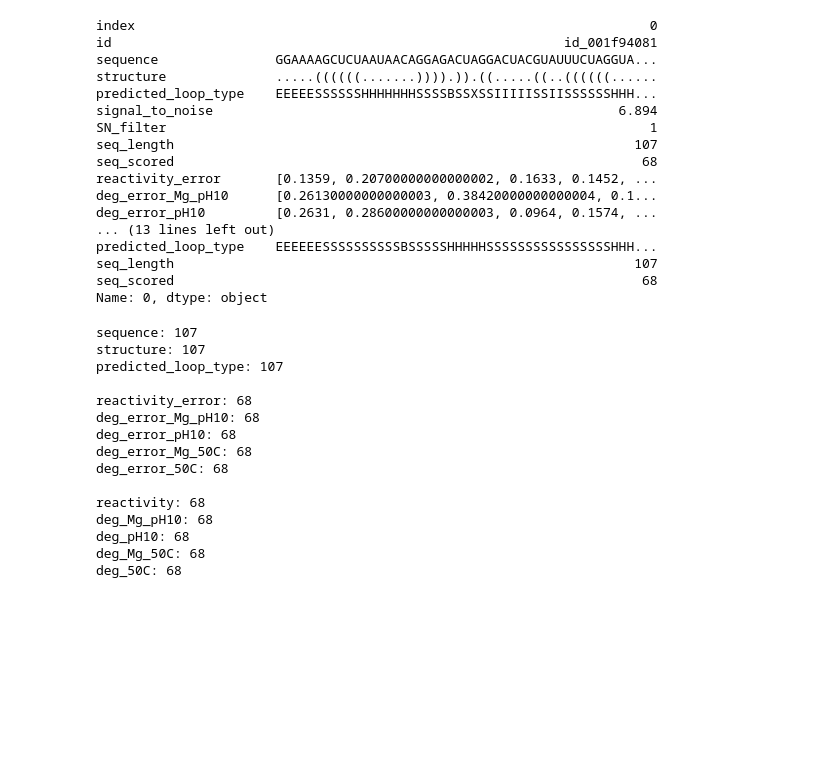
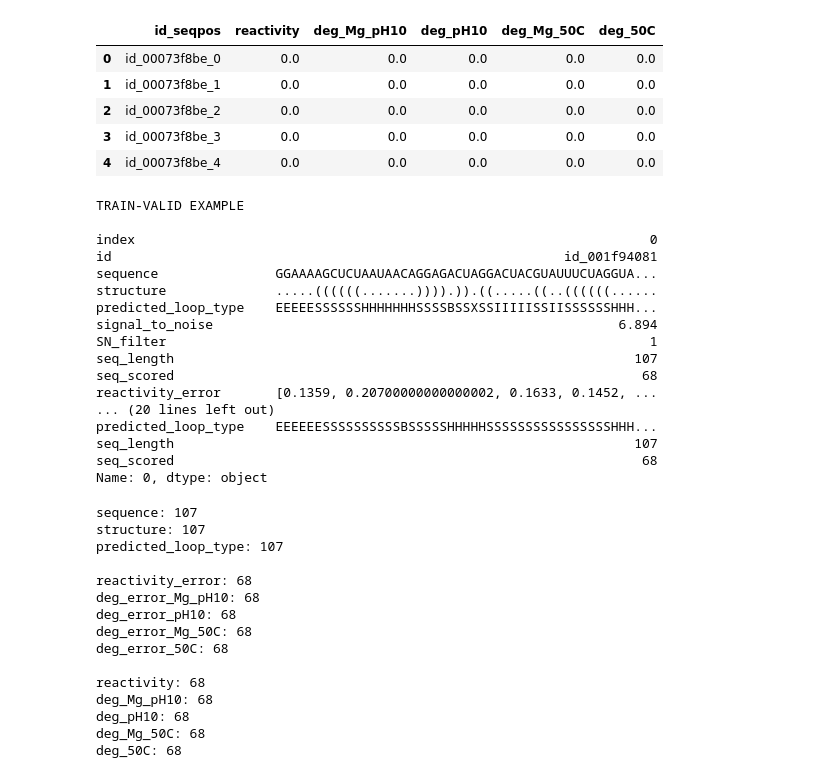
Before and after one commit to JanKapala/OpenVaccine-COVID-19-mRNA-Vaccine-Degradation-Prediction, a Jupyter notebook: Covid.ipynb, the cells around one changed output. Cells and saved outputs as stored; diff of their text form; code cells hidden in the pictures; blank space fills up the shorter version.

```diff
--- a/Covid.ipynb
+++ b/Covid.ipynb
@@ -17,12 +51,27 @@ raw_test_ds = pd.read_json('./test.json', lines=True)
+# %%
+sample_submission.head()
+# %% [output]
+|  | id_seqpos | reactivity | deg_Mg_pH10 | deg_pH10 | deg_Mg_50C | deg_50C |
+| 0 | id_00073f8be_0 | 0.0 | 0.0 | 0.0 | 0.0 | 0.0 |
+| 1 | id_00073f8be_1 | 0.0 | 0.0 | 0.0 | 0.0 | 0.0 |
+| 2 | id_00073f8be_2 | 0.0 | 0.0 | 0.0 | 0.0 | 0.0 |
+| 3 | id_00073f8be_3 | 0.0 | 0.0 | 0.0 | 0.0 | 0.0 |
+| 4 | id_00073f8be_4 | 0.0 | 0.0 | 0.0 | 0.0 | 0.0 |
 # %%
-train_example = raw_train_ds.iloc[0,:]
-print(train_example)
+train_valid_example = raw_train_valid_ds.iloc[0,:]
+print("TRAIN-VALID EXAMPLE")
+print()
+print(train_valid_example)
 
-print()
+print('\n\n\n')
 
 test_example = raw_test_ds.iloc[0,:]
+print("TEST EXAMPLE")
+print()
 print(test_example)
 # %% [output]
+TRAIN-VALID EXAMPLE
+
 index                                                                  0
 id                                                          id_001f94081
 sequence               GGAAAAGCUCUAAUAACAGGAGACUAGGACUACGUAUUUCUAGGUA...
@@ -33,9 +82,7 @@ SN_filter                                                              1
 seq_length                                                           107
 seq_scored                                                            68
 reactivity_error       [0.1359, 0.20700000000000002, 0.1633, 0.1452, ...
-deg_error_Mg_pH10      [0.26130000000000003, 0.38420000000000004, 0.1...
-deg_error_pH10         [0.2631, 0.28600000000000003, 0.0964, 0.1574, ...
-... (13 lines left out)
+... (20 lines left out)
 predicted_loop_type    EEEEEESSSSSSSSSSBSSSSSHHHHHSSSSSSSSSSSSSSSSHHH...
 seq_length                                                           107
 seq_scored                                                            68
```
Also changed, not shown: parts of 49 cells of this notebook, 2 other files.
